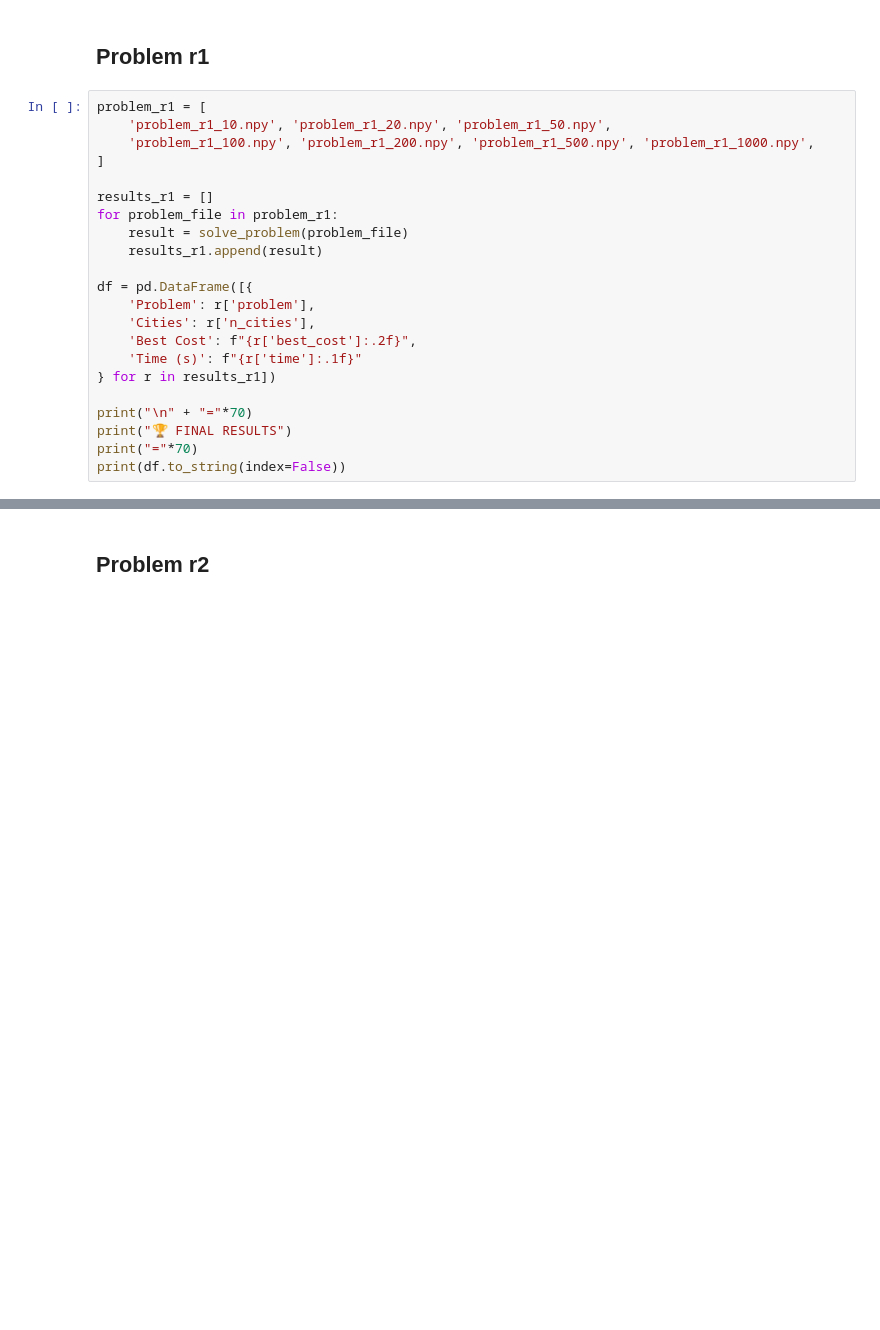
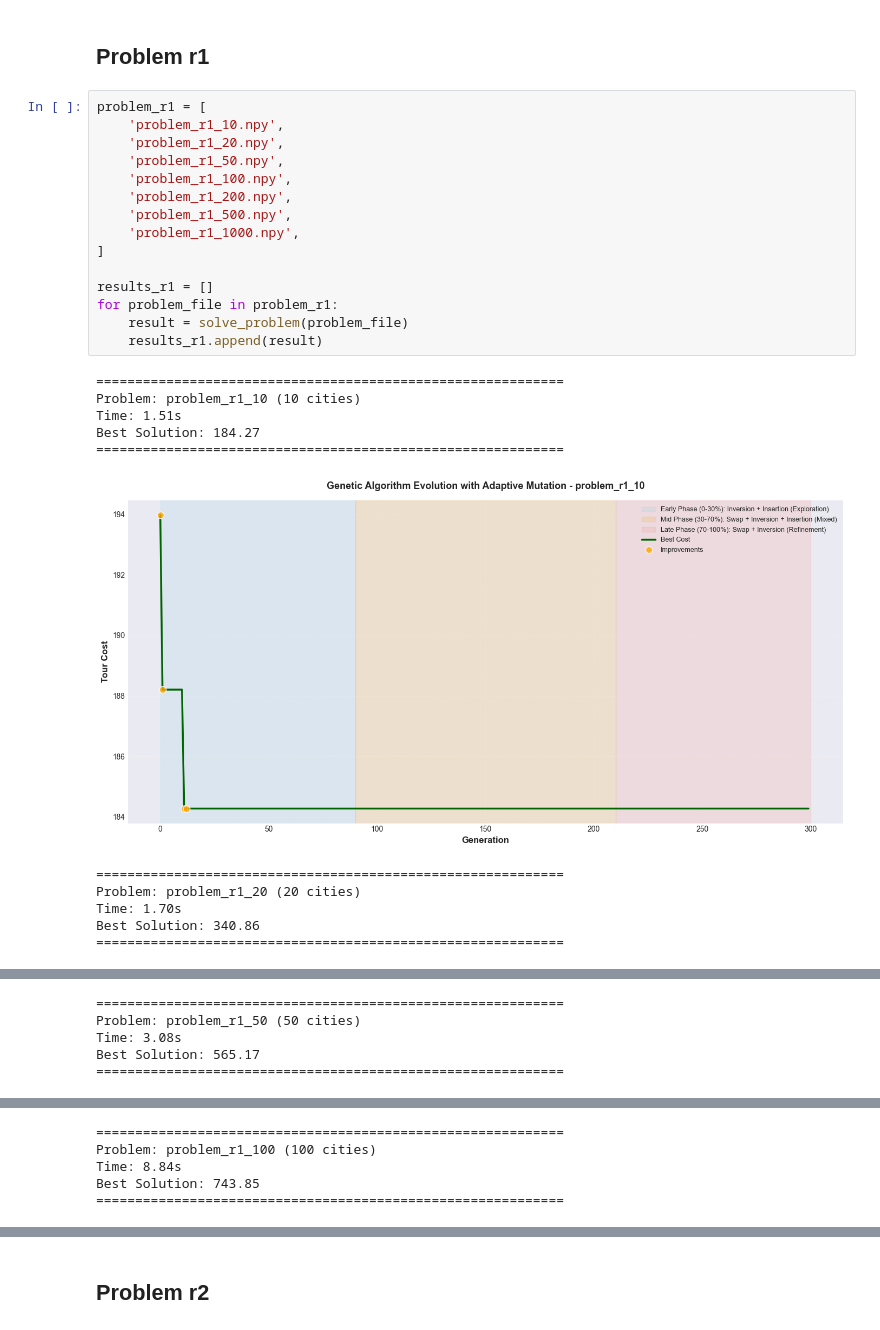
Before and after one commit to Ser4ld/CI2025_lab2, a Jupyter notebook: tsp.ipynb, the cells around one changed output, grey strips where cells are left out. Drawn from its saved outputs; the diff is of its cells as text; blank space fills up the shorter version.

```diff
--- a/tsp.ipynb
+++ b/tsp.ipynb
@@ -353,23 +466,28 @@ problem_g_50      50   2758.42      9.0
 ## Problem r1
 # %%
 problem_r1 = [
-    'problem_r1_10.npy', 'problem_r1_20.npy', 'problem_r1_50.npy',
-    'problem_r1_100.npy', 'problem_r1_200.npy', 'problem_r1_500.npy', 'problem_r1_1000.npy',
+    'problem_r1_10.npy',
+    'problem_r1_20.npy',
+    'problem_r1_50.npy',
+    'problem_r1_100.npy',
+    'problem_r1_200.npy',
+    'problem_r1_500.npy',
+    'problem_r1_1000.npy',
 ]
 
 results_r1 = []
 for problem_file in problem_r1:
     result = solve_problem(problem_file)
     results_r1.append(result)
-
-df = pd.DataFrame([{
-    'Problem': r['problem'],
-    'Cities': r['n_cities'],
-    'Best Cost': f"{r['best_cost']:.2f}",
-    'Time (s)': f"{r['time']:.1f}"
-} for r in results_r1])
-
-print("\n" + "="*70)
-print("🏆 FINAL RESULTS")
-print("="*70)
-print(df.to_string(index=False))
+# %% [output]
+============================================================
+Problem: problem_r1_10 (10 cities)
+Time: 1.51s
+Best Solution: 184.27
+============================================================
+[figure, added]
+============================================================
+Problem: problem_r1_20 (20 cities)
+Time: 1.70s
+Best Solution: 340.86
+============================================================
@@ -375,0 +495,5 @@ print(df.to_string(index=False))
+============================================================
+Problem: problem_r1_50 (50 cities)
+Time: 3.08s
+Best Solution: 565.17
+============================================================
@@ -375,0 +501,5 @@ print(df.to_string(index=False))
+============================================================
+Problem: problem_r1_100 (100 cities)
+Time: 8.84s
+Best Solution: 743.85
+============================================================
```
Also changed, not shown: parts of 14 cells of this notebook, 2 other files.
